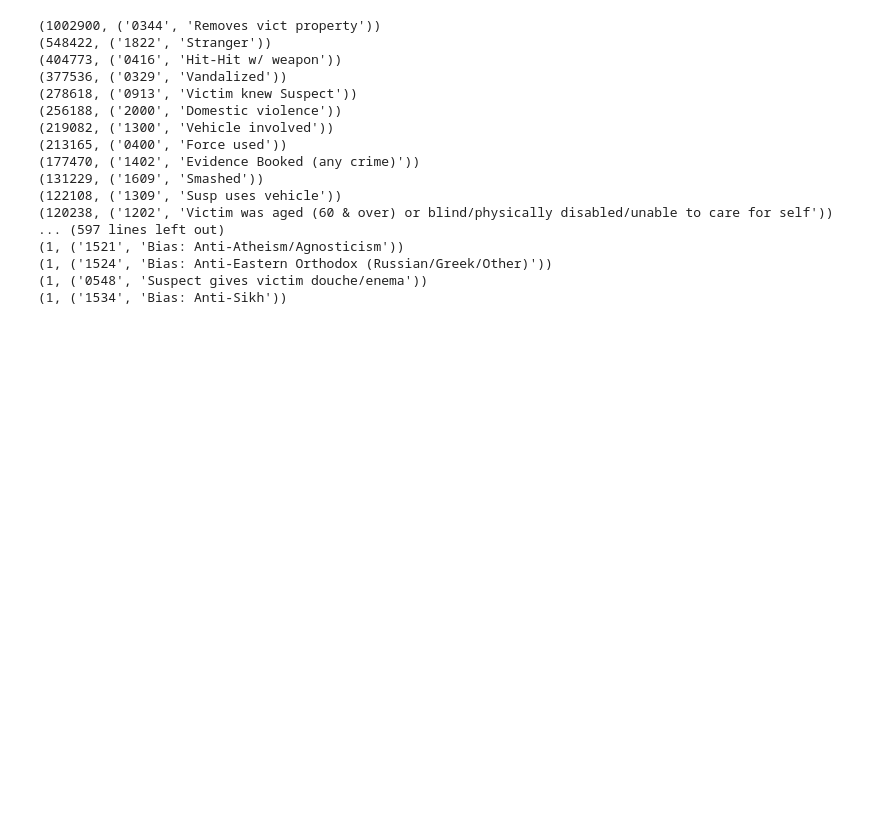
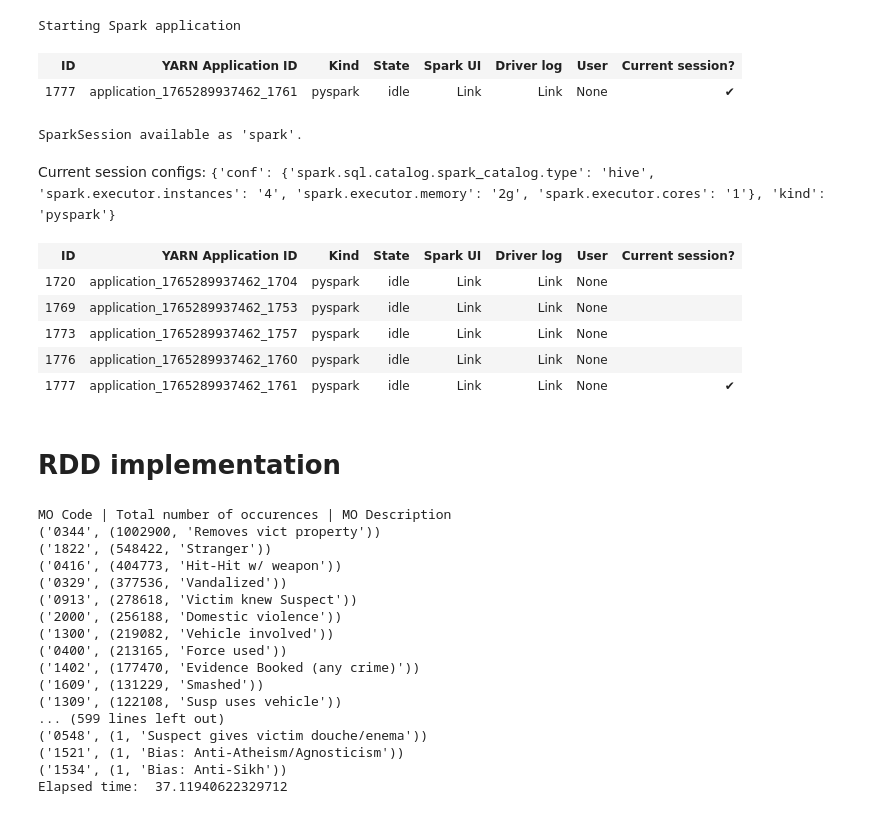
Before and after one commit to strange-program/Semester-Project-in-Advanced-Topics-of-Database-Systems, a Jupyter notebook: Query_3.ipynb, the cells around one changed output. Drawn from its saved outputs; the diff is of its cells as text; code cells hidden in the pictures; blank space fills up the shorter version.

```diff
--- a/Query_3.ipynb
+++ b/Query_3.ipynb
@@ -3,24 +1,43 @@
+# %%
+%%configure -f
+{
+    "conf":{
+        "spark.executor.instances": "4",
+        "spark.executor.memory": "2g",
+        "spark.executor.cores": "1"
+    }
+}
+# %% [output]
+Starting Spark application
+| ID | YARN Application ID | Kind | State | Spark UI | Driver log | User | Current session? |
+| 1777 | application_1765289937462_1761 | pyspark | idle | Link | Link | None | ✔ |
+SparkSession available as 'spark'.
+Current session configs: {'conf': {'spark.sql.catalog.spark_catalog.type': 'hive', 'spark.executor.instances': '4', 'spark.executor.memory': '2g', 'spark.executor.cores': '1'}, 'kind': 'pyspark'}
+| ID | YARN Application ID | Kind | State | Spark UI | Driver log | User | Current session? |
+| 1720 | application_1765289937462_1704 | pyspark | idle | Link | Link | None |  |
+| 1769 | application_1765289937462_1753 | pyspark | idle | Link | Link | None |  |
+| 1773 | application_1765289937462_1757 | pyspark | idle | Link | Link | None |  |
+| 1776 | application_1765289937462_1760 | pyspark | idle | Link | Link | None |  |
+| 1777 | application_1765289937462_1761 | pyspark | idle | Link | Link | None | ✔ |
+# %% [markdown]
+# RDD implementation
 # %%
 from pyspark.sql import SparkSession
 from pyspark.sql.types import StructField, StructType, IntegerType, FloatType, DoubleType, StringType
+import time
 
-# Create spark session
-sc = SparkSession \
-    .builder \
-    .appName("Query 3 with RDD") \
-    .getOrCreate() \
-    .sparkContext
+start = time.time()
 
 df1 = spark.read.csv(
     "s3://initial-notebook-data-bucket-dblab-905418150721/project_data/LA_Crime_Data/LA_Crime_Data_2010_2019.csv",
-    header=False,
+    header=True,
     quote='"',
     escape='"'
 )
 
 df2 = spark.read.csv(
     "s3://initial-notebook-data-bucket-dblab-905418150721/project_data/LA_Crime_Data/LA_Crime_Data_2020_2025.csv",
-    header=False,
+    header=True,
     quote='"',
     escape='"'
 )
@@ -39,28 +56,33 @@ mo_df = spark.read.csv(
 mo_codes = mo_df.rdd
 mo_codes = mo_codes.map(lambda x: x[0].split(" ")).map(lambda x: [x[0], ' '.join(x[1:])])
 
-split_mos = data.filter(lambda x: x[10] is not None).flatMap(lambda x: x[10].split(" ")).filter(lambda x: x != "Mocodes")
+split_mos = data.filter(lambda x: x[10] is not None).flatMap(lambda x: x[10].split(" "))
 reduce_mos = split_mos.map(lambda x: (x,1)).reduceByKey(lambda x,y: x+y)
 
-joined_data = sorted_mos.join(mo_codes)
-sorted_data = joined_data.map(lambda x: [x[1][0],(x[0], x[1][1])]).sortByKey(ascending=False)
+joined_data = reduce_mos.join(mo_codes)
+sorted_data = joined_data.sortBy(lambda x: x[1][0],ascending=False)
+
+print("MO Code | Total number of occurences | MO Description")
 for item in sorted_data.coalesce(1).collect():
     print(item)
+
+end = time.time()
+print("Elapsed time: ",end-start)
 # %% [output]
-(1002900, ('0344', 'Removes vict property'))
-(548422, ('1822', 'Stranger'))
-(404773, ('0416', 'Hit-Hit w/ weapon'))
-(377536, ('0329', 'Vandalized'))
-(278618, ('0913', 'Victim knew Suspect'))
-(256188, ('2000', 'Domestic violence'))
-(219082, ('1300', 'Vehicle involved'))
-(213165, ('0400', 'Force used'))
-(177470, ('1402', 'Evidence Booked (any crime)'))
-(131229, ('1609', 'Smashed'))
-(122108, ('1309', 'Susp uses vehicle'))
-(120238, ('1202', 'Victim was aged (60 & over) or blind/physically disabled/unable to care for self'))
-... (597 lines left out)
-(1, ('1521', 'Bias: Anti-Atheism/Agnosticism'))
-(1, ('1524', 'Bias: Anti-Eastern Orthodox (Russian/Greek/Other)'))
-(1, ('0548', 'Suspect gives victim douche/enema'))
-(1, ('1534', 'Bias: Anti-Sikh'))
+MO Code | Total number of occurences | MO Description
+('0344', (1002900, 'Removes vict property'))
+('1822', (548422, 'Stranger'))
+('0416', (404773, 'Hit-Hit w/ weapon'))
+('0329', (377536, 'Vandalized'))
+('0913', (278618, 'Victim knew Suspect'))
+('2000', (256188, 'Domestic violence'))
+('1300', (219082, 'Vehicle involved'))
+('0400', (213165, 'Force used'))
+('1402', (177470, 'Evidence Booked (any crime)'))
+('1609', (131229, 'Smashed'))
+('1309', (122108, 'Susp uses vehicle'))
+... (599 lines left out)
+('0548', (1, 'Suspect gives victim douche/enema'))
+('1521', (1, 'Bias: Anti-Atheism/Agnosticism'))
+('1534', (1, 'Bias: Anti-Sikh'))
+Elapsed time:  37.11940622329712
```
Also changed, not shown: parts of 18 cells of this notebook, 4 other files.
